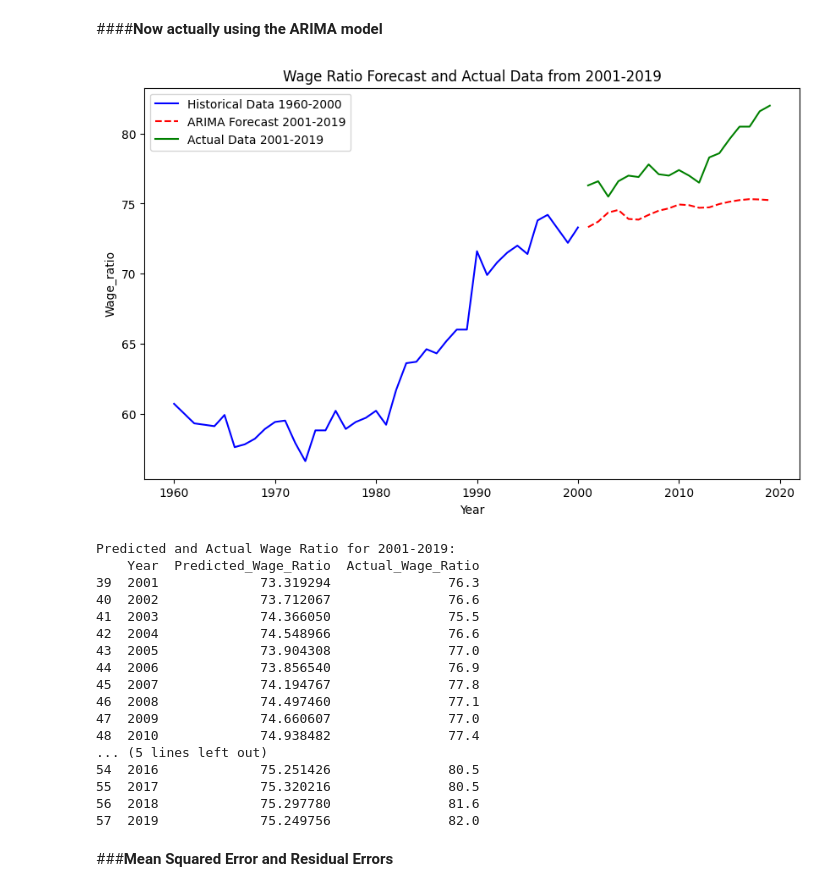
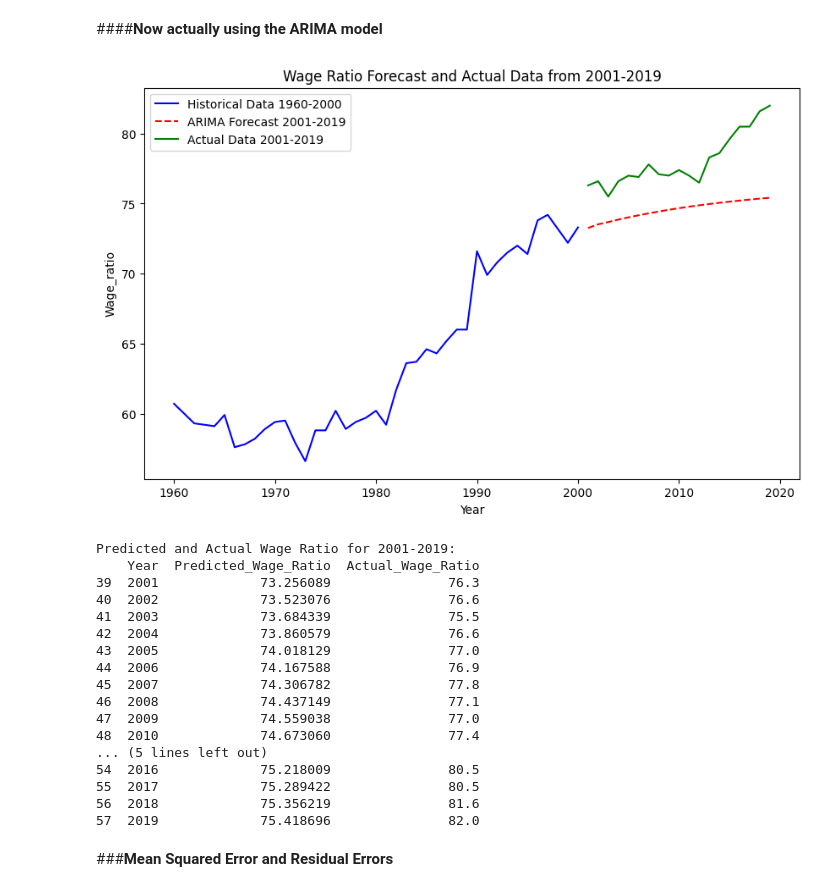
Before and after one commit to kristyluk/DS4002Project2, a Jupyter notebook: SCRIPTS/project2_script.ipynb, the cells around one changed output. Saved outputs shown, nothing was run; the diff lists cells and outputs as text; code cells hidden in the pictures.

```diff
--- a/SCRIPTS/project2_script.ipynb
+++ b/SCRIPTS/project2_script.ipynb
@@ -174,35 +173,35 @@ clean_data = pd.read_csv(clean_data_path)
 clean_data.set_index('Year', inplace=True)
 actual_data = clean_data.loc[2001:2019]
 actual_years = actual_data.index
 actual_wage_ratio = actual_data['Wage_ratio']
 
 # Set index and target variable for ARIMA model using 1960-2000 data
 historical_data = clean_data.loc[1960:2000]
 y = historical_data['Wage_ratio']
 
 # Fit the ARIMA model
-model = ARIMA(y, order=(8, 1, 1))
+model = ARIMA(y, order=(2, 1, 1))
 model_fit = model.fit()
 
 # Predict the Wage_ratio for 2001-2019
 forecast_steps = 2019 - 2000
 forecast_future = model_fit.forecast(steps=forecast_steps)
 forecast_index = pd.RangeIndex(start=2001, stop=2020)
 
 # Plot the historical data, actual data, and predicted values
 plt.figure(figsize=(10, 6))
 plt.plot(historical_data.index, historical_data['Wage_ratio'], label='Historical Data 1960-2000', color='blue')
 plt.plot(forecast_index, forecast_future, label='ARIMA Forecast 2001-2019', color='red', linestyle='--')
 plt.plot(actual_years, actual_wage_ratio, label='Actual Data 2001-2019', color='green', linestyle='-')
 
 plt.title('Wage Ratio Forecast and Actual Data from 2001-2019')
 plt.xlabel('Year')
 plt.ylabel('Wage_ratio')
 plt.legend()
 
 plt.show()
 # %% [output]
-[figure, old version]
+[figure, new version]
 # %%
 predicted_wage_ratio = pd.DataFrame({
     'Year': forecast_index,
@@ -216,20 +215,20 @@ print(predicted_wage_ratio)
 # %% [output]
 Predicted and Actual Wage Ratio for 2001-2019:
     Year  Predicted_Wage_Ratio  Actual_Wage_Ratio
-39  2001             73.319294               76.3
-40  2002             73.712067               76.6
-41  2003             74.366050               75.5
-42  2004             74.548966               76.6
-43  2005             73.904308               77.0
-44  2006             73.856540               76.9
-45  2007             74.194767               77.8
-46  2008             74.497460               77.1
-47  2009             74.660607               77.0
-48  2010             74.938482               77.4
+39  2001             73.256089               76.3
+40  2002             73.523076               76.6
+41  2003             73.684339               75.5
+42  2004             73.860579               76.6
+43  2005             74.018129               77.0
+44  2006             74.167588               76.9
+45  2007             74.306782               77.8
+46  2008             74.437149               77.1
+47  2009             74.559038               77.0
+48  2010             74.673060               77.4
 ... (5 lines left out)
-54  2016             75.251426               80.5
-55  2017             75.320216               80.5
-56  2018             75.297780               81.6
-57  2019             75.249756               82.0
+54  2016             75.218009               80.5
+55  2017             75.289422               80.5
+56  2018             75.356219               81.6
+57  2019             75.418696               82.0
 # %% [markdown]
 ###**Mean Squared Error and Residual Errors**
```
Also changed, not shown: parts of 1 cell of this notebook.
